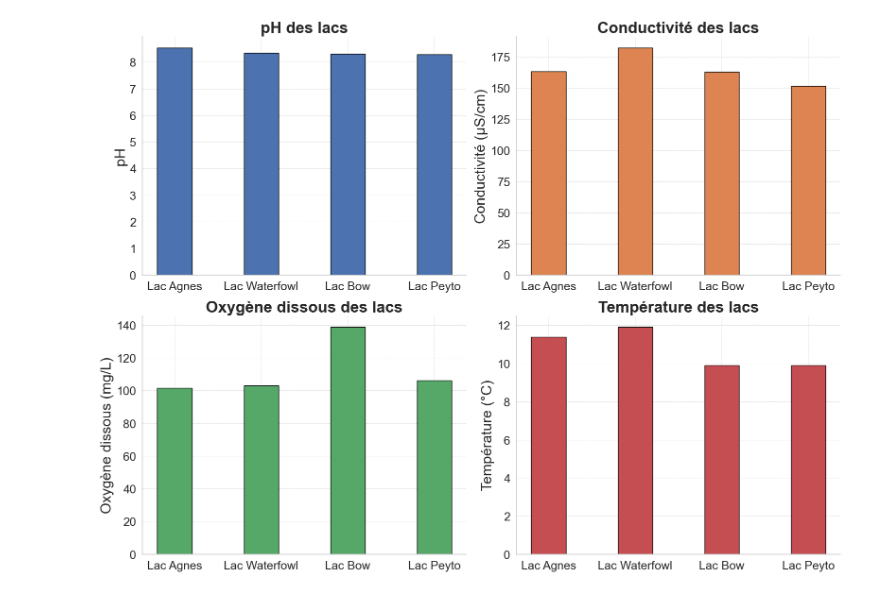
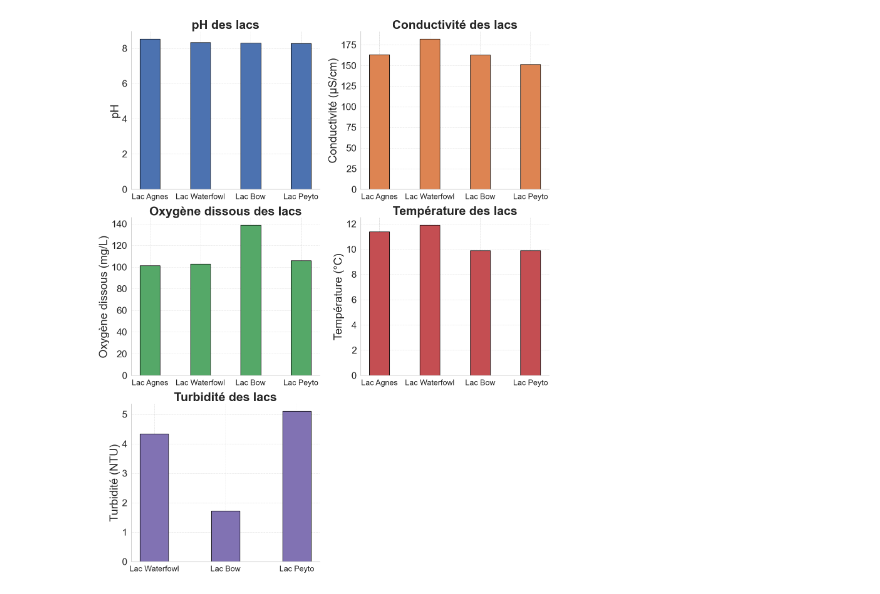
Before and after one commit to tofunori/Ouest, a Jupyter notebook: Limnologie/graphique_lacs.ipynb, the cells around one changed output. Cells and saved outputs as stored; diff of their text form; code cells hidden in the pictures.

```diff
--- a/Limnologie/graphique_lacs.ipynb
+++ b/Limnologie/graphique_lacs.ipynb
@@ -3,66 +3,90 @@ import matplotlib.pyplot as plt
 import numpy as np
 import seaborn as sns
 
-# Données
 lacs = ['Lac Agnes', 'Lac Waterfowl', 'Lac Bow', 'Lac Peyto']
 ph = [8.53, 8.34, 8.30, 8.29]
 conductivite = [163.3, 182, 162.8, 151.4]
 oxygene_dissous = [101.5, 103, 138.6, 106]
 temperature = [11.4, 11.9, 9.9, 9.9]
+turbidite = [np.nan, 4.34, 1.72, 5.10]
 
-# Style scientifique moderne
 sns.set_theme(style="whitegrid")
 
-# Création de graphiques séparés pour chaque paramètre
-fig, axs = plt.subplots(2, 2, figsize=(16, 12))
+if np.all(np.isnan(turbidite)):
+    fig, axs = plt.subplots(2, 2, figsize=(16, 12))
+else:
+    fig, axs = plt.subplots(3, 2, figsize=(16, 18))
 
 # pH
 axs[0, 0].bar(lacs, ph, width=0.4, color=sns.color_palette("deep")[0], edgecolor='black')
-axs[0, 0].set_title('pH des lacs', fontsize=24, fontweight='bold')
-axs[0, 0].set_ylabel('pH', fontsize=22)
+axs[0, 0].set_title('pH des lacs', fontsize=28, fontweight='bold')
+axs[0, 0].set_ylabel('pH', fontsize=26)
 axs[0, 0].set_xticklabels(lacs, fontsize=18)
 axs[0, 0].grid(visible=True, linestyle='--', linewidth=0.7, alpha=0.7)
 axs[0, 0].spines['top'].set_visible(False)
 axs[0, 0].spines['right'].set_visible(False)
-axs[0, 0].tick_params(axis='y', labelsize=18)  # Increase y-tick labels size
+axs[0, 0].tick_params(axis='y', labelsize=22)  # Increase y-tick labels size
 
 # Conductivité
 axs[0, 1].bar(lacs, conductivite, width=0.4, color=sns.color_palette("deep")[1], edgecolor='black')
-axs[0, 1].set_title('Conductivité des lacs', fontsize=24, fontweight='bold')
-axs[0, 1].set_ylabel('Conductivité (µS/cm)', fontsize=22)
+axs[0, 1].set_title('Conductivité des lacs', fontsize=28, fontweight='bold')
+axs[0, 1].set_ylabel('Conductivité (µS/cm)', fontsize=26)
 axs[0, 1].set_xticklabels(lacs, fontsize=18)
 axs[0, 1].grid(visible=True, linestyle='--', linewidth=0.7, alpha=0.7)
 axs[0, 1].spines['top'].set_visible(False)
 axs[0, 1].spines['right'].set_visible(False)
-axs[0, 1].tick_params(axis='y', labelsize=18)  # Increase y-tick labels size
+axs[0, 1].tick_params(axis='y', labelsize=22)  # Increase y-tick labels size
 
 # Oxygène dissous
 axs[1, 0].bar(lacs, oxygene_dissous, width=0.4, color=sns.color_palette("deep")[2], edgecolor='black')
-axs[1, 0].set_title('Oxygène dissous des lacs', fontsize=24, fontweight='bold')
-axs[1, 0].set_ylabel('Oxygène dissous (mg/L)', fontsize=22)
+axs[1, 0].set_title('Oxygène dissous des lacs', fontsize=28, fontweight='bold')
+axs[1, 0].set_ylabel('Oxygène dissous (mg/L)', fontsize=26)
 axs[1, 0].set_xticklabels(lacs, fontsize=18)
 axs[1, 0].grid(visible=True, linestyle='--', linewidth=0.7, alpha=0.7)
 axs[1, 0].spines['top'].set_visible(False)
 axs[1, 0].spines['right'].set_visible(False)
-axs[1, 0].tick_params(axis='y', labelsize=18)  # Increase y-tick labels size
+axs[1, 0].tick_params(axis='y', labelsize=22)  # Increase y-tick labels size
 
 # Température
 axs[1, 1].bar(lacs, temperature, width=0.4, color=sns.color_palette("deep")[3], edgecolor='black')
-axs[1, 1].set_title('Température des lacs', fontsize=24, fontweight='bold')
-axs[1, 1].set_ylabel('Température (°C)', fontsize=22)
+axs[1, 1].set_title('Température des lacs', fontsize=28, fontweight='bold')
+axs[1, 1].set_ylabel('Température (°C)', fontsize=26)
 axs[1, 1].set_xticklabels(lacs, fontsize=18)
 axs[1, 1].grid(visible=True, linestyle='--', linewidth=0.7, alpha=0.7)
 axs[1, 1].spines['top'].set_visible(False)
 axs[1, 1].spines['right'].set_visible(False)
-axs[1, 1].tick_params(axis='y', labelsize=18)  # Increase y-tick labels size
+axs[1, 1].tick_params(axis='y', labelsize=22)  # Increase y-tick labels size
 
-# Ajustement de la mise en page
+# Turbidité
+if not np.all(np.isnan(turbidite)):
+    axs[2, 0].bar(lacs, turbidite, width=0.4, color=sns.color_palette("deep")[4], edgecolor='black')
+    axs[2, 0].set_title('Turbidité des lacs', fontsize=28, fontweight='bold')
+    axs[2, 0].set_ylabel('Turbidité (NTU)', fontsize=26)
+    axs[2, 0].set_xticklabels(lacs, fontsize=18)
+    axs[2, 0].grid(visible=True, linestyle='--', linewidth=0.7, alpha=0.7)
+    axs[2, 0].spines['top'].set_visible(False)
+    axs[2, 0].spines['right'].set_visible(False)
+    axs[2, 0].tick_params(axis='y', labelsize=22)  # Increase y-tick labels size
+
+
+    fig.delaxes(axs[2, 1])
+
+    plt.subplots_adjust(hspace=0.3, wspace=0.3)
+
+
+    pos = axs[2, 0].get_position()
+    axs[2, 0].set_position([pos.x0 - 0.1, pos.y0, pos.width, pos.height])
+else:
+    fig.delaxes(axs[2, 0])
+    fig.delaxes(axs[2, 1])
+
+
 plt.tight_layout()
 
-# Affichage des graphiques
+
 plt.show()
 
-# Sauvegarde des graphiques avec une haute résolution
+
 fig.savefig('lacs_parameters.png', dpi=300)
 # %% [output]
-[figure, old version]
+[figure, new version]
```
Also changed, not shown: parts of 1 cell of this notebook, 4 other files.
